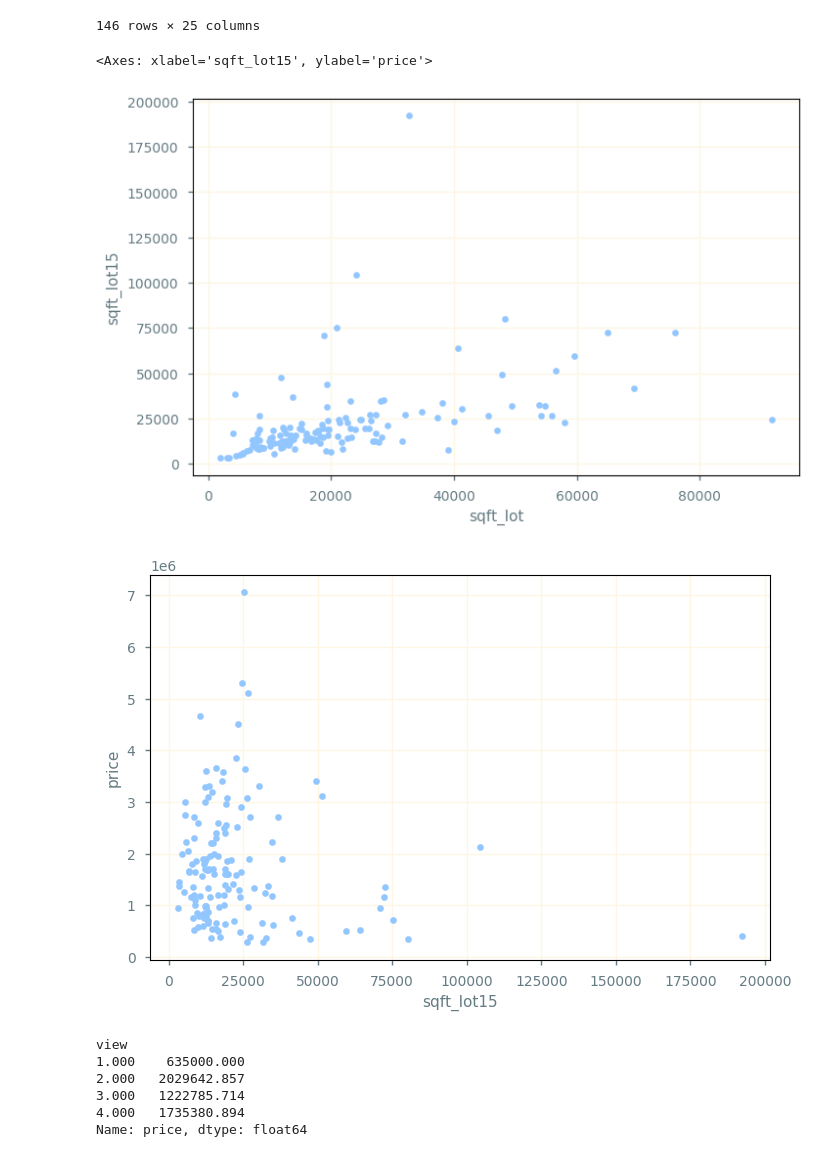
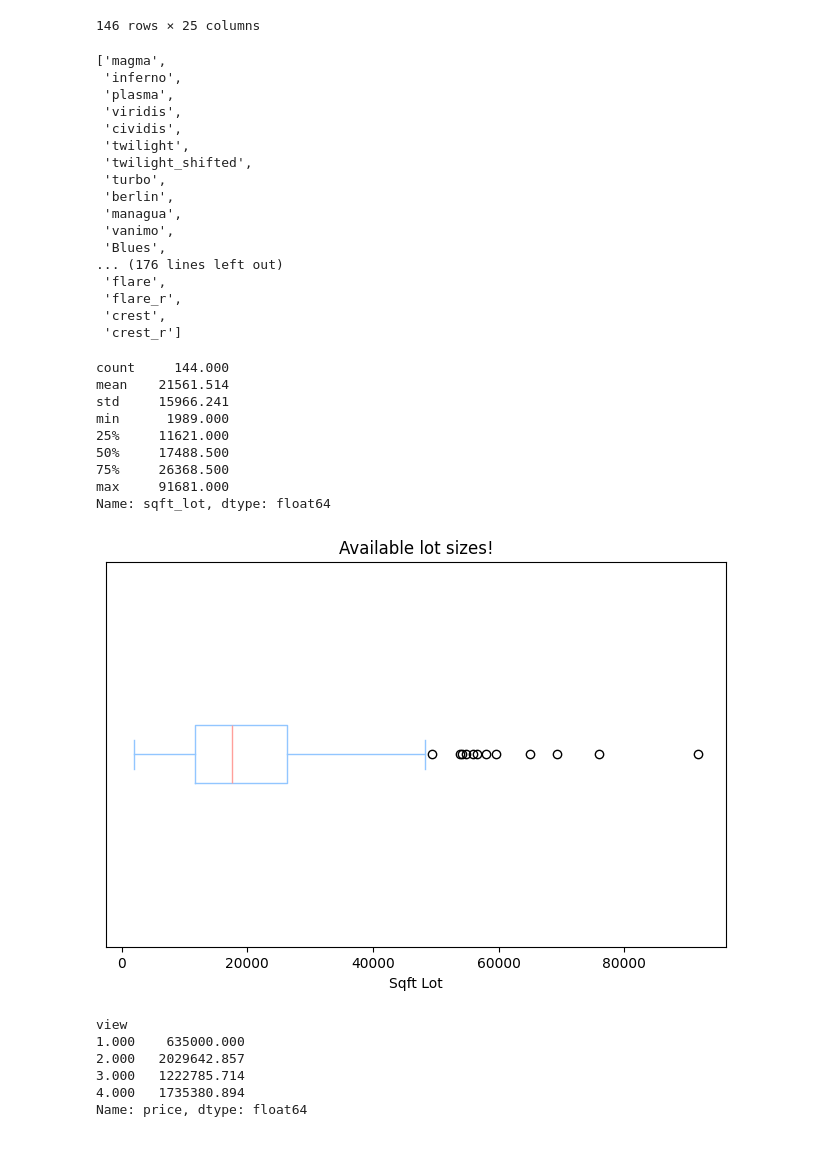
Before and after one commit to kayoken/eda-real-estate, a Jupyter notebook: EDA.ipynb, the cells around one changed output. Cells and saved outputs as stored; diff of their text form; code cells hidden in the pictures.

```diff
--- a/EDA.ipynb
+++ b/EDA.ipynb
@@ -225,14 +291,49 @@ df_waterfront
 | 21185 | 518500460 | 3.000 | 3.500 | 3760.000 | 5634.000 | 2.000 | 1.000 | 4.000 | 3 | 11 | ... |
 | 21560 | 9253900271 | 5.000 | 4.500 | 4850.000 | 10584.000 | 2.000 | 1.000 | 4.000 | 3 | 10 | ... |
 146 rows × 25 columns
+# %%
+from matplotlib import colormaps
+list(colormaps)
+# %% [output]
+['magma',
+ 'inferno',
+ 'plasma',
+ 'viridis',
+ 'cividis',
+ 'twilight',
+ 'twilight_shifted',
+ 'turbo',
+ 'berlin',
+ 'managua',
+ 'vanimo',
+ 'Blues',
+... (176 lines left out)
+ 'flare',
+ 'flare_r',
+ 'crest',
+ 'crest_r']
 # %%
-smaller_lot_sizes = df_waterfront[df_waterfront['sqft_lot'] < 100000]
-smaller_lot_sizes.plot(kind='scatter', y='sqft_lot15', x='sqft_lot')
-smaller_lot_sizes.plot(kind='scatter', x='sqft_lot15', y='price')
+smaller_lot_sizes = df_waterfront[(df_waterfront['sqft_lot'] > 10000)]
+# smaller_lot_sizes.plot(kind='scatter', y='sqft_lot15', x='sqft_lot')
+# smaller_lot_sizes.plot(kind='scatter', x='sqft_lot15', y='price')
+# smaller_lot_sizes.plot(kind='scatter', x='sqft_lot15', y='price')
+
+lots = df_waterfront[df_waterfront['sqft_lot'] < 100_000]
+ax = lots['sqft_lot'].plot(kind='box', vert=False, xlabel="Sqft Lot", ylabel="", title='Available lot sizes!')
+ax.set_yticks([])
+
+lots['sqft_lot'].describe()
 # %% [output]
-<Axes: xlabel='sqft_lot15', ylabel='price'>
+count     144.000
+mean    21561.514
+std     15966.241
+min      1989.000
+25%     11621.000
+50%     17488.500
+75%     26368.500
+max     91681.000
+Name: sqft_lot, dtype: float64
-[figure, old version]
+[figure, new version]
-[figure, removed]
 # %%
 df_view_group = df_waterfront.groupby('view')
 df_view_group['price'].mean()
```
Also changed, not shown: parts of 9 cells of this notebook, 1 other file.
